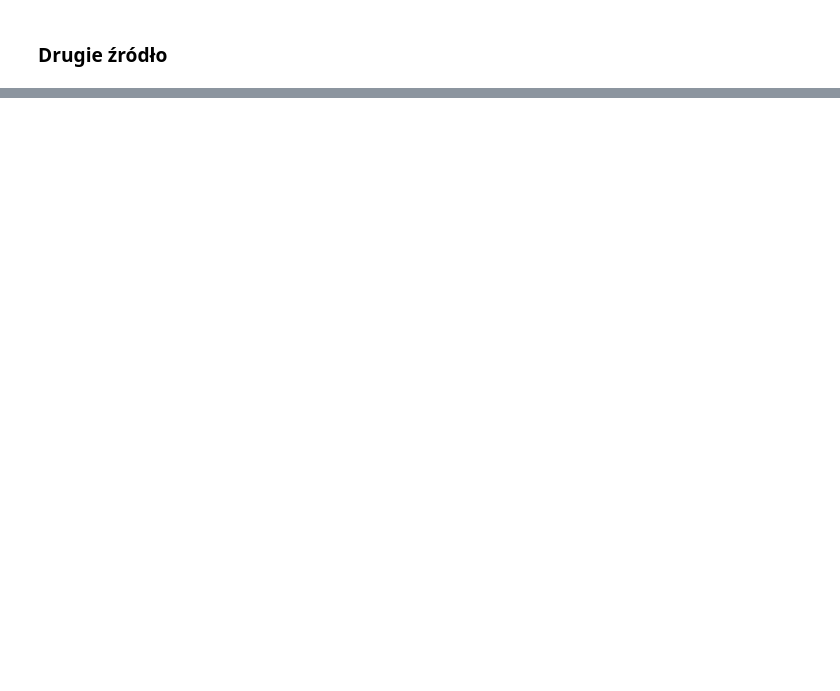
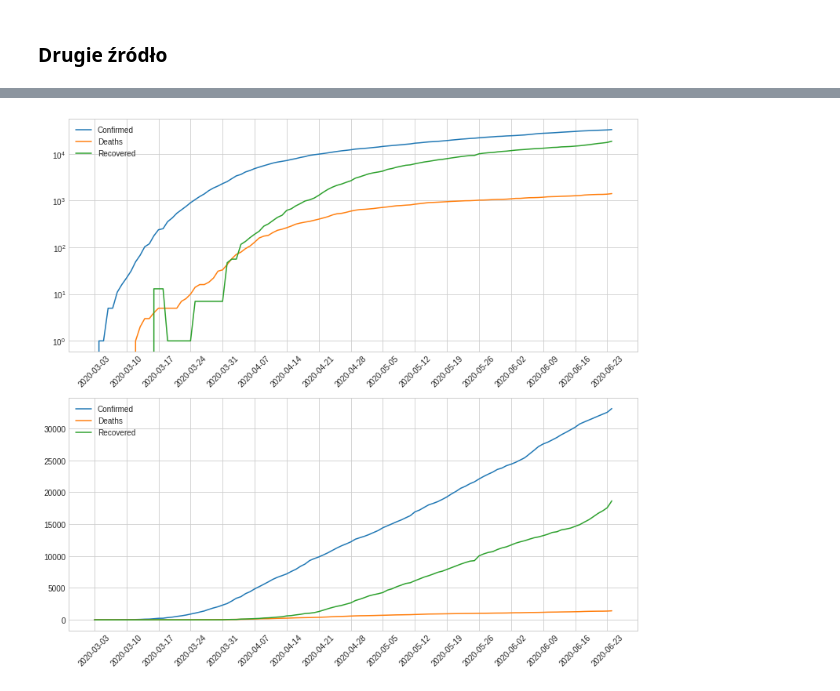
Before and after one commit to Do1kk/COVID-19_Project, a Jupyter notebook: Copy_of_ProjectPython.ipynb, the cells around one changed output, grey strips where cells are left out. Cells and saved outputs as stored; diff of their text form; code cells hidden in the pictures; blank space fills up the shorter version.

```diff
--- a/Copy_of_ProjectPython.ipynb
+++ b/Copy_of_ProjectPython.ipynb
@@ -63,11 +97,18 @@ data2_confirmed = data2_confirmed[data2_confirmed["Country/Region"] == "Poland"]
 data2_deaths = data2_deaths[data2_deaths["Country/Region"] == "Poland"].T
 data2_recovered = data2_recovered[data2_recovered["Country/Region"] == "Poland"].T
 
-data2 = data2_confirmed
-data2.rename(columns={data2.columns[0]: "Confirmed"}, inplace=True)
+data2 = data2_confirmed.rename(columns={data2_confirmed.columns[0]: "Confirmed"})
 data2["Deaths"], data2["Recovered"] = data2_deaths, data2_recovered
+data2.drop(['Lat', 'Long'], inplace=True)
+
+data2["Confirmed"] = pd.to_numeric(data2["Confirmed"], errors='coerce')
+data2["Deaths"] = pd.to_numeric(data2["Deaths"], errors='coerce')
+data2["Recovered"] = pd.to_numeric(data2["Recovered"], errors='coerce')
 data2.dropna(inplace=True)
-data2["Deaths"] = data2["Deaths"].astype(int)
-# data2["Deaths"] = pd.factorize(data2["Deaths"])[0]
+data2 = data2.astype(int)
+data2["Timestamp"] = data2.index
+data2.reset_index(inplace=True, drop=True)
+data2.drop(list(range(41)), inplace=True) # Cut to 3/3/20
+
 data2.tail()
 # %% [output]
@@ -91,0 +147,18 @@ memory usage: 4.9+ KB
+# %%
+X_axis = pd.to_datetime(data2["Timestamp"], dayfirst=False)
+plt.figure(figsize=[13, 12])
+
+plt.subplot(211)
+plt.plot(X_axis, data2[["Confirmed", "Deaths", "Recovered"]])
+plt.xticks(list((d for d in X_axis if d.dayofweek == 1)), rotation=45)
+plt.yscale("log")
+plt.legend(("Confirmed", "Deaths", "Recovered"), loc='upper left')
+
+plt.subplot(212)
+plt.plot(X_axis, data2[["Confirmed", "Deaths", "Recovered"]])
+plt.xticks(list((d for d in X_axis if d.dayofweek == 1)), rotation=45)
+plt.legend(("Confirmed", "Deaths", "Recovered"), loc='upper left')
+
+plt.show()
+# %% [output]
+[figure, added]
```
Also changed, not shown: parts of 9 cells of this notebook.
